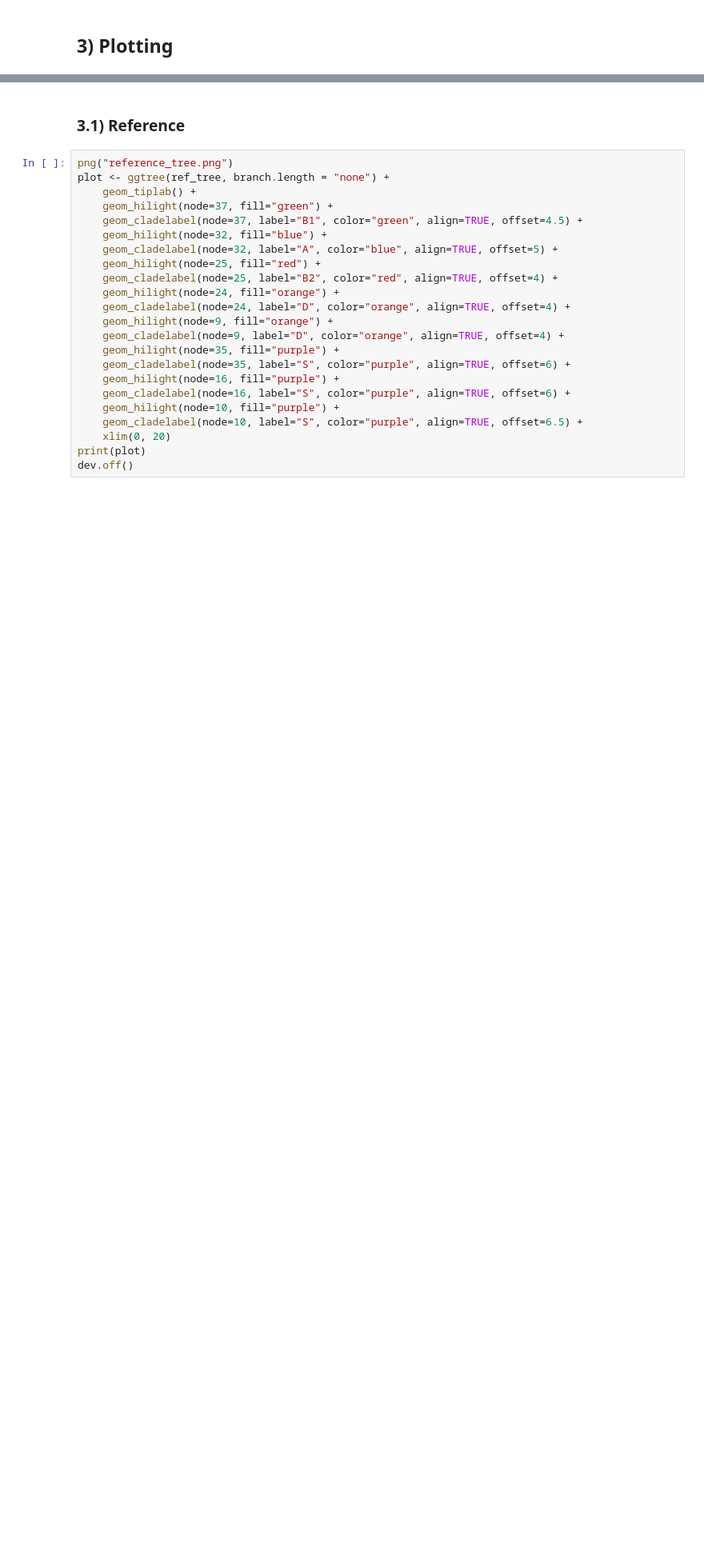
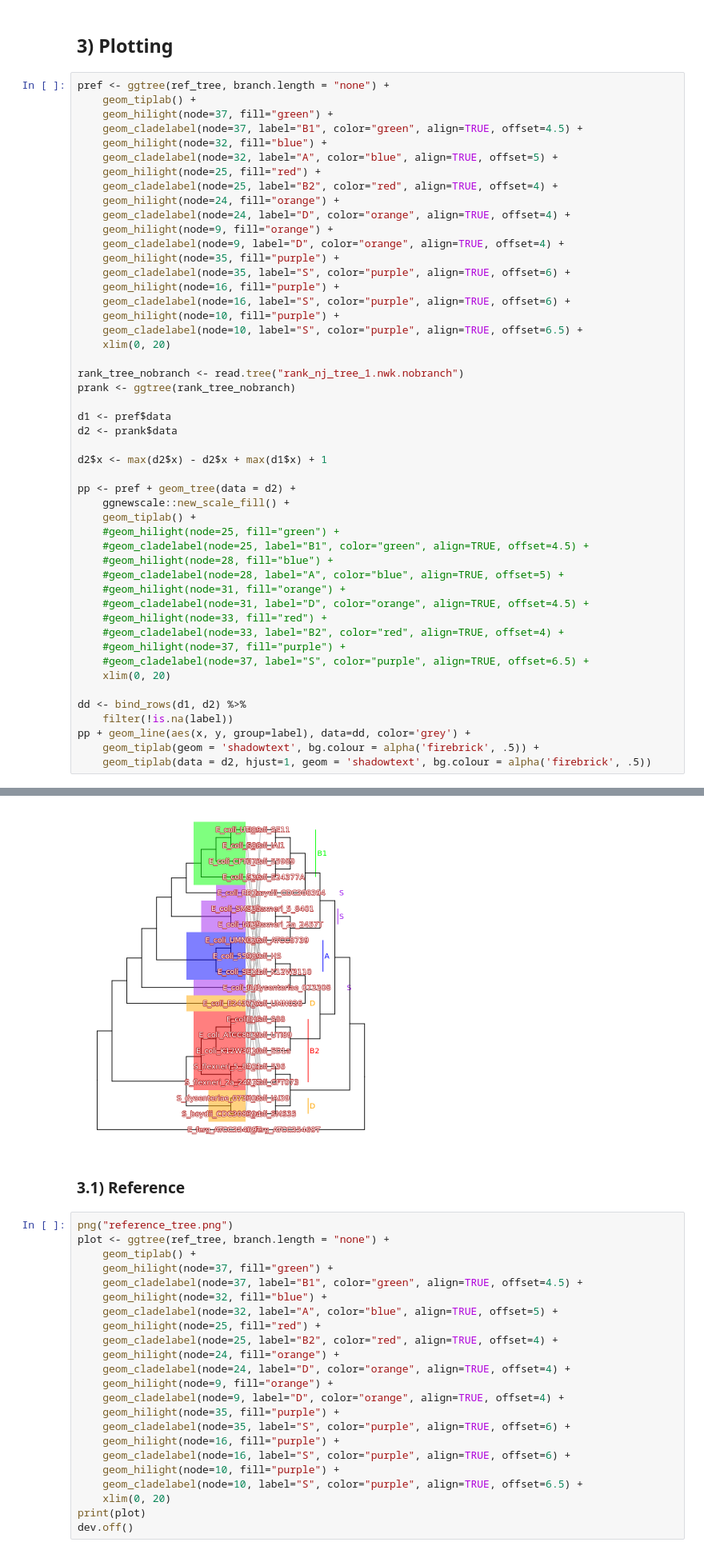
Before and after one commit to meidanis-lab/rank-indel, a Jupyter notebook: 70-tree/analysis.ipynb, the cells around one changed output, grey strips where cells are left out. Shown at 80% size. Drawn from its saved outputs; the diff is of its cells as text; blank space fills up the shorter version.

```diff
--- a/70-tree/analysis.ipynb
+++ b/70-tree/analysis.ipynb
@@ -71,2 +80,52 @@ A matrix: 1 × 7 of type int
 # %% [markdown]
 ## 3) Plotting
+# %%
+pref <- ggtree(ref_tree, branch.length = "none") +
+    geom_tiplab() +
+    geom_hilight(node=37, fill="green") +
+    geom_cladelabel(node=37, label="B1", color="green", align=TRUE, offset=4.5) +
+    geom_hilight(node=32, fill="blue") +
+    geom_cladelabel(node=32, label="A", color="blue", align=TRUE, offset=5) +
+    geom_hilight(node=25, fill="red") +
+    geom_cladelabel(node=25, label="B2", color="red", align=TRUE, offset=4) +
+    geom_hilight(node=24, fill="orange") +
+    geom_cladelabel(node=24, label="D", color="orange", align=TRUE, offset=4) +
+    geom_hilight(node=9, fill="orange") +
+    geom_cladelabel(node=9, label="D", color="orange", align=TRUE, offset=4) +
+    geom_hilight(node=35, fill="purple") +
+    geom_cladelabel(node=35, label="S", color="purple", align=TRUE, offset=6) +
+    geom_hilight(node=16, fill="purple") +
+    geom_cladelabel(node=16, label="S", color="purple", align=TRUE, offset=6) +
+    geom_hilight(node=10, fill="purple") +
+    geom_cladelabel(node=10, label="S", color="purple", align=TRUE, offset=6.5) +
+    xlim(0, 20)
+
+rank_tree_nobranch <- read.tree("rank_nj_tree_1.nwk.nobranch")
+prank <- ggtree(rank_tree_nobranch)
+
+d1 <- pref$data
+d2 <- prank$data
+
+d2$x <- max(d2$x) - d2$x + max(d1$x) + 1
+
+pp <- pref + geom_tree(data = d2) +
+    ggnewscale::new_scale_fill() +
+    geom_tiplab() +
+    #geom_hilight(node=25, fill="green") +
+    #geom_cladelabel(node=25, label="B1", color="green", align=TRUE, offset=4.5) +
+    #geom_hilight(node=28, fill="blue") +
+    #geom_cladelabel(node=28, label="A", color="blue", align=TRUE, offset=5) +
+    #geom_hilight(node=31, fill="orange") +
+    #geom_cladelabel(node=31, label="D", color="orange", align=TRUE, offset=4.5) +
+    #geom_hilight(node=33, fill="red") +
+    #geom_cladelabel(node=33, label="B2", color="red", align=TRUE, offset=4) +
+    #geom_hilight(node=37, fill="purple") +
+    #geom_cladelabel(node=37, label="S", color="purple", align=TRUE, offset=6.5) +
+    xlim(0, 20)
+
+dd <- bind_rows(d1, d2) %>%
+    filter(!is.na(label))
+pp + geom_line(aes(x, y, group=label), data=dd, color='grey') +
+    geom_tiplab(geom = 'shadowtext', bg.colour = alpha('firebrick', .5)) +
+    geom_tiplab(data = d2, hjust=1, geom = 'shadowtext', bg.colour = alpha('firebrick', .5))
+# %% [output]
@@ -73,3 +134,4 @@ A matrix: 1 × 7 of type int
+[figure, added]
 # %% [markdown]
 ### 3.1) Reference
 # %%
```
Also changed, not shown: parts of 14 cells of this notebook.
